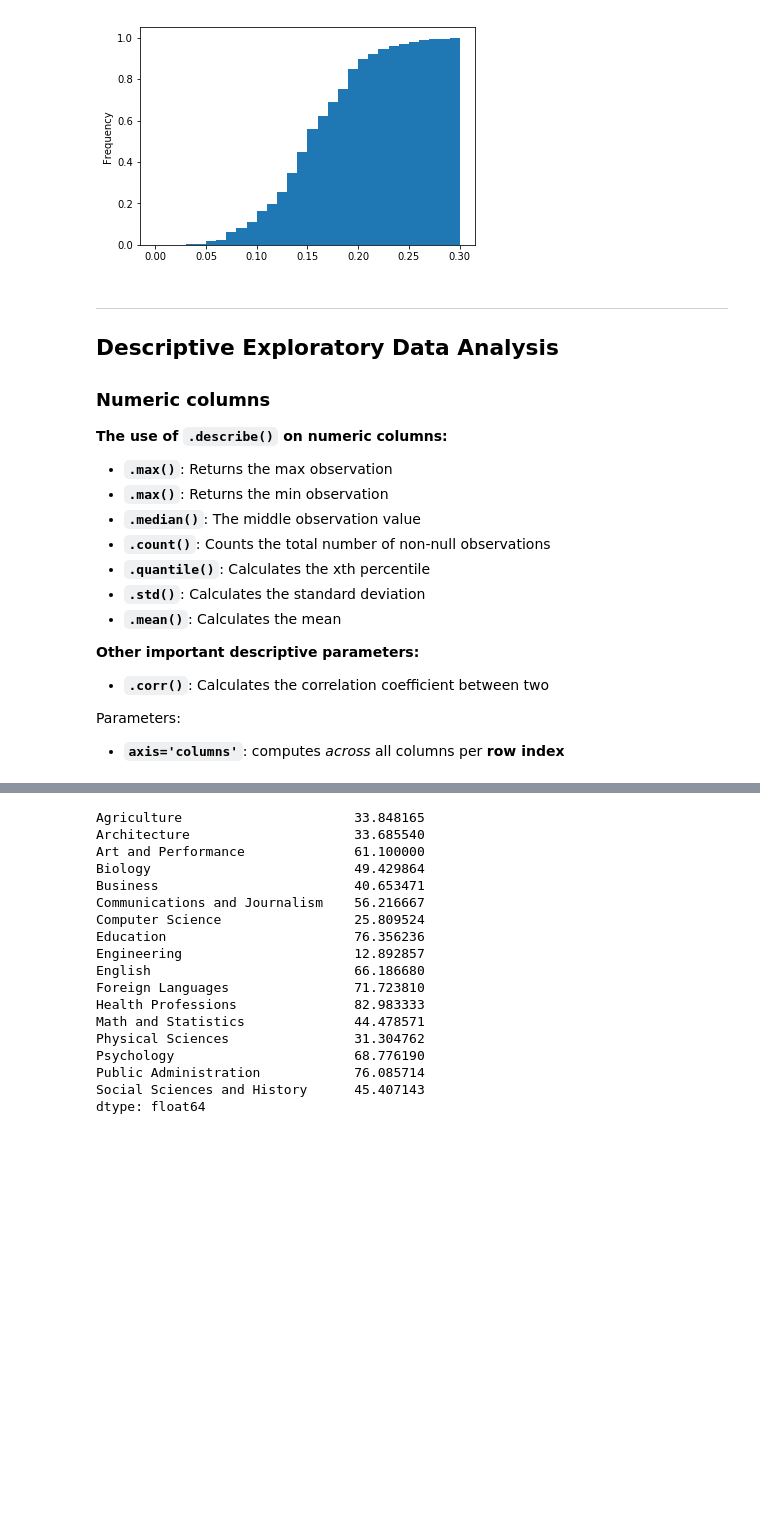
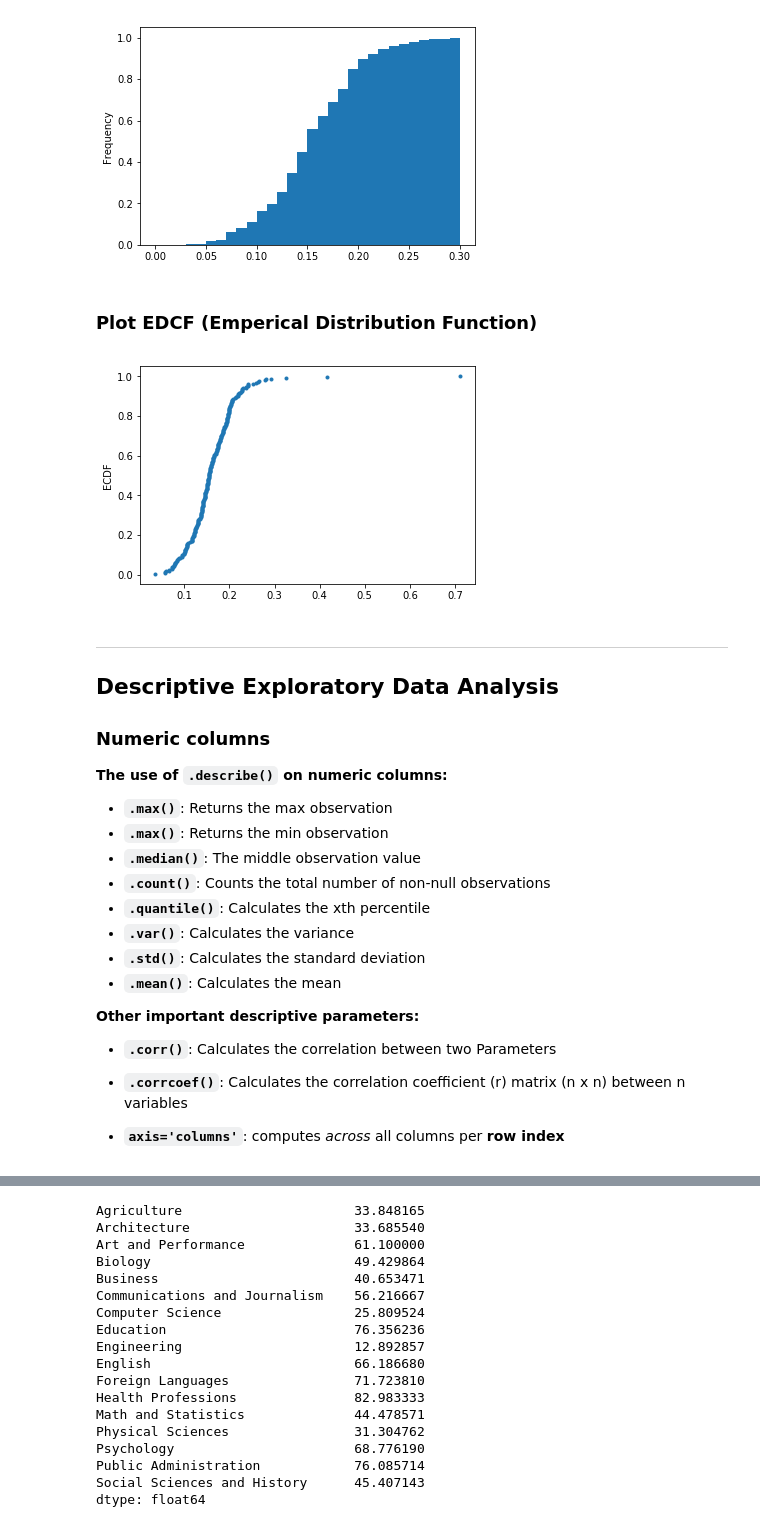
Before and after one commit to mfkabdelnaby/data-science, a Jupyter notebook: pandas.ipynb, the cells around one changed output, grey strips where cells are left out. Saved outputs shown, nothing was run; the diff lists cells and outputs as text; code cells hidden in the pictures; blank space fills up the shorter version.

```diff
--- a/pandas.ipynb
+++ b/pandas.ipynb
@@ -1337,6 +1346,30 @@ df.fraction.plot(kind='hist', bins=30, normed=True, cumulative=True, range=(0,.3
 plt.show()
 # %% [output]
 [figure]
+# %% [markdown]
+### Plot EDCF (Emperical Distribution Function)
+# %%
+def ecdf(data):
+    """Compute ECDF for a one-dimensional array of measurements."""
+    # Number of data points: n
+    n = len(data)
+
+    # x-data for the ECDF: x
+    x = np.sort(data)
+
+    # y-data for the ECDF: y
+    y = np.arange(1, n+1) / n
+
+    return x, y
+
+x,y = ecdf(df.fraction)
+
+plt.plot(x,y, marker='.',linestyle='none')
+plt.ylabel('ECDF')
+
+plt.show()
+# %% [output]
+[figure, added]
 # %% [markdown]
 ---------
 ## Descriptive Exploratory Data Analysis
@@ -1356,6 +1389,8 @@ The middle observation value
 Counts the total number of non-null observations
 * **`.quantile()`**:
 Calculates the xth percentile
+* **`.var()`**:
+Calculates the variance
 * **`.std()`**:
 Calculates the standard deviation
 * **`.mean()`**:
@@ -1364,9 +1399,12 @@ Calculates the mean
 **Other important descriptive parameters:**
 
 * **`.corr()`**:
-Calculates the correlation coefficient between two
+Calculates the correlation between two Parameters
+* **`.corrcoef()`**:
+Calculates the correlation coefficient (r) matrix (n x n) between n variables
 
-Parameters:
+
+
 * **`axis='columns'`**: computes *across* all columns per **row index**
 # %%
 df = pd.read_csv('data-cleaning/percent-bachelors-degrees-women-usa.csv',index_col=0)
```
Also changed, not shown: parts of 13 cells of this notebook, 20 other files.
